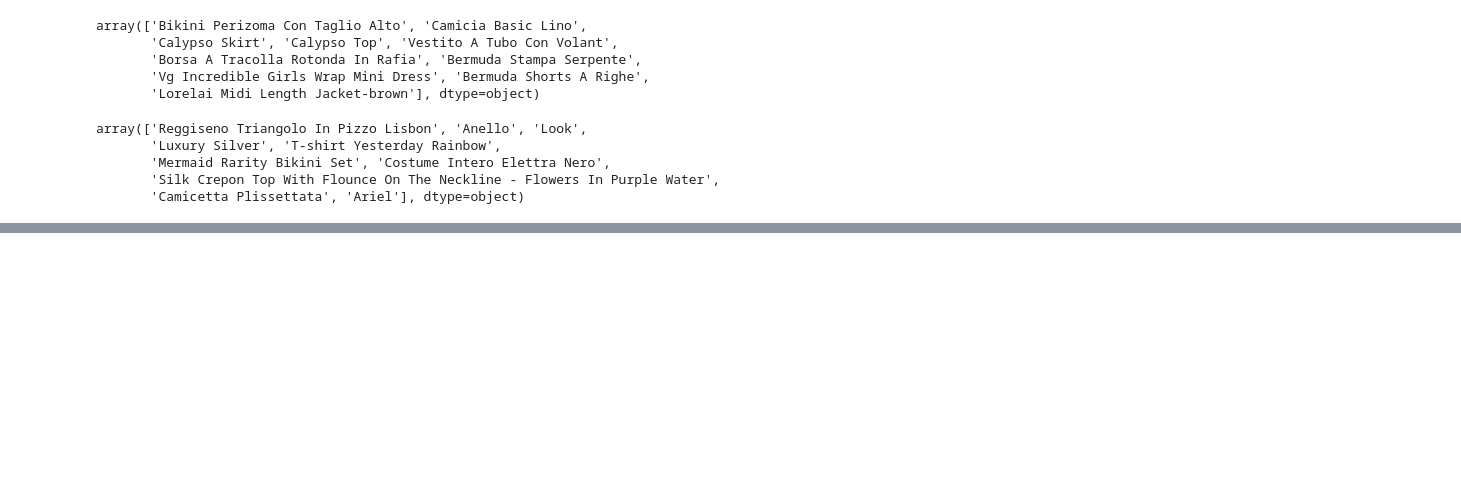
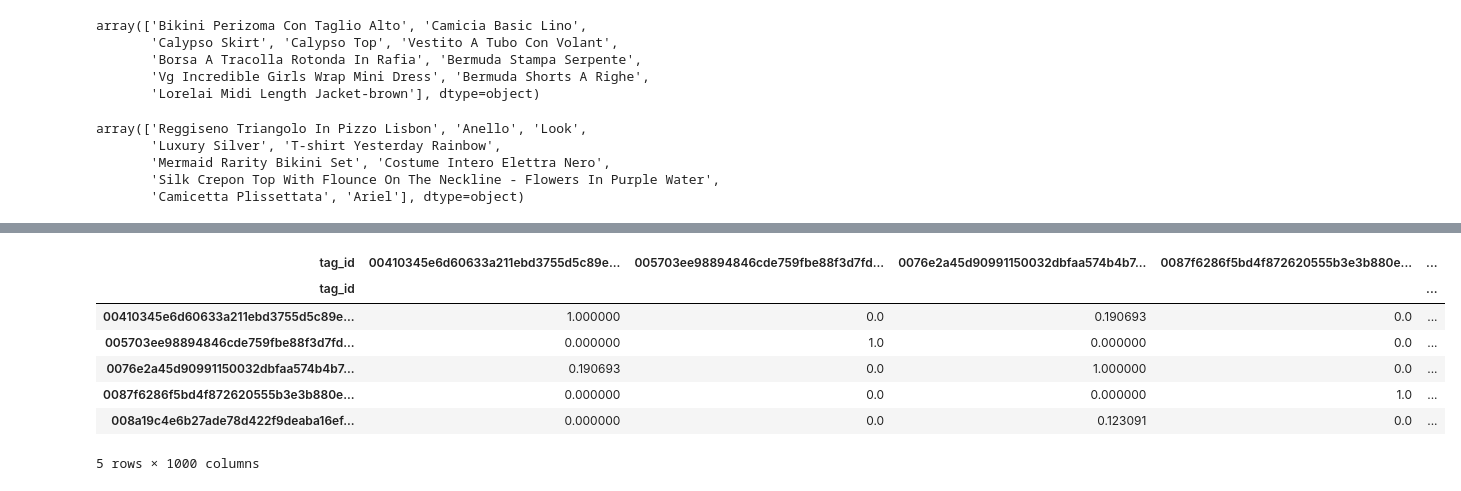
Before and after one commit to hjlopes/collaborative-filtering, a Jupyter notebook: notebooks/EDA and Base Collaborative Engine.ipynb, the cells around one changed output, grey strips where cells are left out. Cells and saved outputs as stored; diff of their text form; code cells hidden in the pictures; blank space fills up the shorter version.

```diff
--- a/notebooks/EDA and Base Collaborative Engine.ipynb
+++ b/notebooks/EDA and Base Collaborative Engine.ipynb
@@ -363,0 +373,12 @@ Name: tag_id, dtype: object
+# %%
+item_similarity_dist = 1 - item_similarity
+item_similarity_dist.head()
+# %% [output]
+| tag_id | 00410345e6d60633a211ebd3755d5c89e... | 005703ee98894846cde759fbe88f3d7fd... | 0076e2a45d90991150032dbfaa574b4b7... | 0087f6286f5bd4f872620555b3e3b880e... | ... |
+| tag_id |  |  |  |  | ... |
+| 00410345e6d60633a211ebd3755d5c89e... | 1.000000 | 0.0 | 0.190693 | 0.0 | ... |
+| 005703ee98894846cde759fbe88f3d7fd... | 0.000000 | 1.0 | 0.000000 | 0.0 | ... |
+| 0076e2a45d90991150032dbfaa574b4b7... | 0.190693 | 0.0 | 1.000000 | 0.0 | ... |
+| 0087f6286f5bd4f872620555b3e3b880e... | 0.000000 | 0.0 | 0.000000 | 1.0 | ... |
+| 008a19c4e6b27ade78d422f9deaba16ef... | 0.000000 | 0.0 | 0.123091 | 0.0 | ... |
+5 rows × 1000 columns
```
Also changed, not shown: parts of 9 cells of this notebook.
